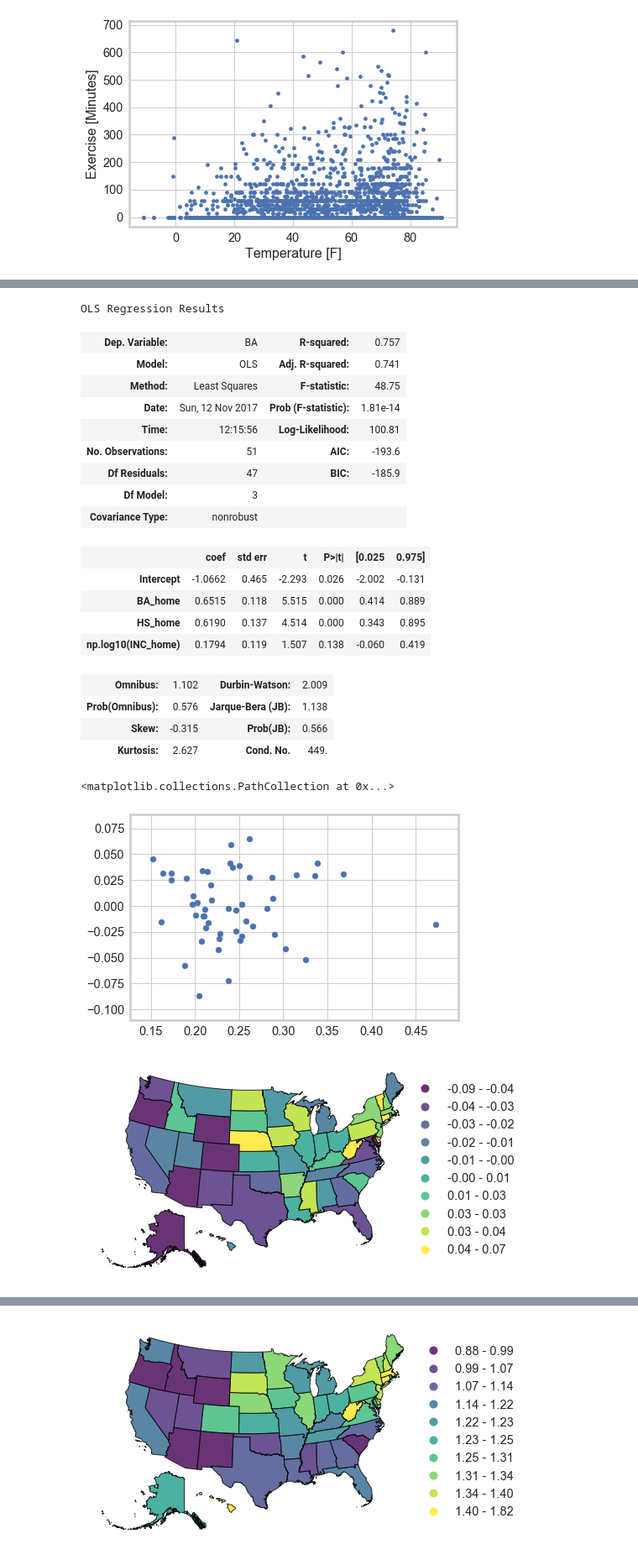
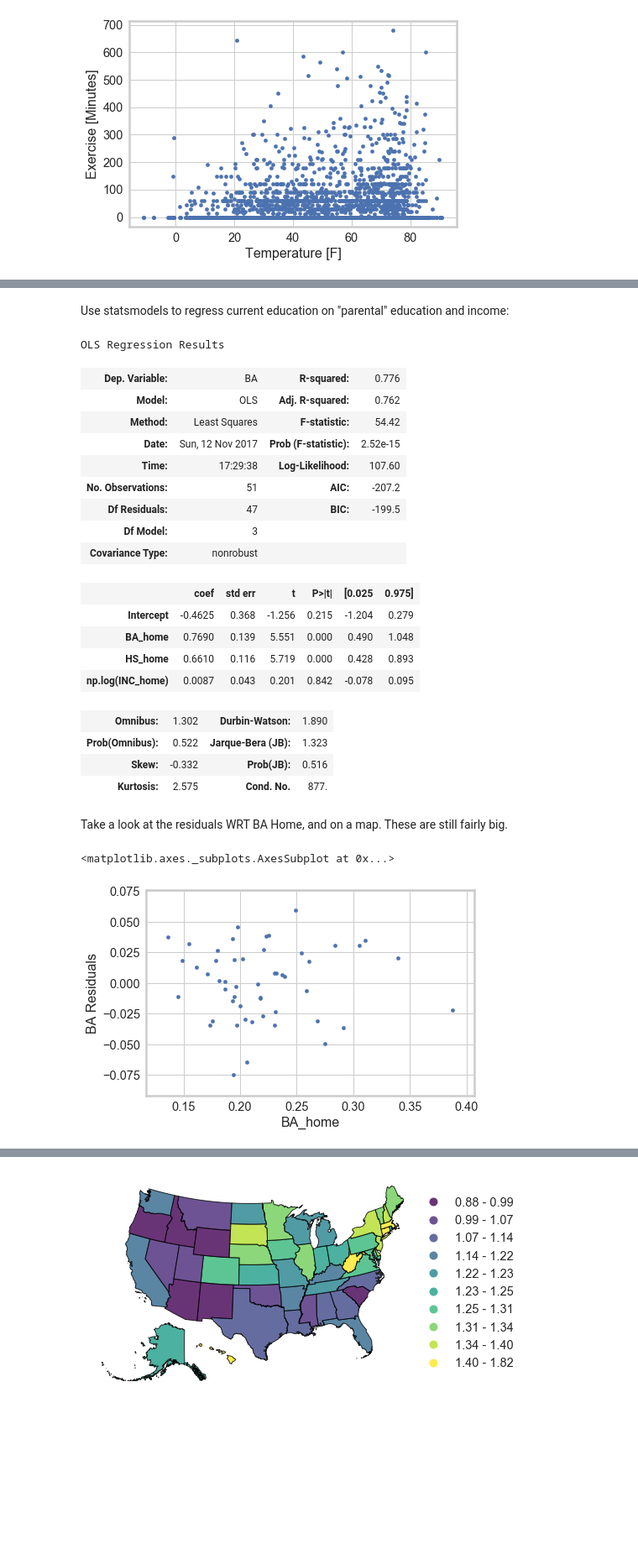
Before and after one commit to harris-ippp/lectures, a Jupyter notebook: 08-stats/statistics_examples.ipynb, the cells around one changed output, grey strips where cells are left out. Shown at 84% size. Drawn from its saved outputs; the diff is of its cells as text; code cells hidden in the pictures; blank space fills up the shorter version.

```diff
--- a/08-stats/statistics_examples.ipynb
+++ b/08-stats/statistics_examples.ipynb
@@ -346,6 +467,5 @@ ipums = pd.read_csv("data/ipums.csv")
 # %%
-ipums1990 = ipums.loc[(ipums.YEAR == 1990) & (ipums.PERNUM == 1) & \
-                      (25 < ipums.AGE) & (ipums.AGE < 35), \
+ipums1990 = ipums.loc[(ipums.YEAR == 1990) & (25 < ipums.AGE) & (ipums.AGE < 35), \
                       ["INCTOT", "STATEFIP", "EDUCD", "PERWT"]].copy()
 
 ipums1990["HS"] = ipums1990.EDUCD > 61
@@ -379,6 +503,5 @@ ipums1990_agg.head()
 # %%
-ipums2016 = ipums.loc[(ipums.YEAR == 2016) & (ipums.PERNUM == 1) & \
-                      (25 < ipums.AGE) & (ipums.AGE < 35), \
+ipums2016 = ipums.loc[(ipums.YEAR == 2016) & (25 < ipums.AGE) & (ipums.AGE < 35), \
                       ["BPL", "EDUCD", "PERWT"]].copy()
 
 ipums2016["HS"] = ipums2016.EDUCD > 61
@@ -412,34 +544,35 @@ plot_states(ipums_merged["BA"])
+# %% [markdown]
+Use statsmodels to regress current education on "parental" education and income:
 # %%
 ols = smf.ols(formula = "BA ~ BA_home + HS_home + np.log(INC_home)", data = ipums_merged)
 model = ols.fit()
 model.summary()
 # %% [output]
 OLS Regression Results
-| Dep. Variable: | BA | R-squared: | 0.757 |
-| Model: | OLS | Adj. R-squared: | 0.741 |
-| Method: | Least Squares | F-statistic: | 48.75 |
-| Date: | Sun, 12 Nov 2017 | Prob (F-statistic): | 1.81e-14 |
-| Time: | 12:15:56 | Log-Likelihood: | 100.81 |
-| No. Observations: | 51 | AIC: | -193.6 |
-| Df Residuals: | 47 | BIC: | -185.9 |
+| Dep. Variable: | BA | R-squared: | 0.776 |
+| Model: | OLS | Adj. R-squared: | 0.762 |
+| Method: | Least Squares | F-statistic: | 54.42 |
+| Date: | Sun, 12 Nov 2017 | Prob (F-statistic): | 2.52e-15 |
+| Time: | 17:29:38 | Log-Likelihood: | 107.60 |
+| No. Observations: | 51 | AIC: | -207.2 |
+| Df Residuals: | 47 | BIC: | -199.5 |
 | Df Model: | 3 |  |  |
 | Covariance Type: | nonrobust |  |  |
 |  | coef | std err | t | P>|t| | [0.025 | 0.975] |
-| Intercept | -1.0662 | 0.465 | -2.293 | 0.026 | -2.002 | -0.131 |
-| BA_home | 0.6515 | 0.118 | 5.515 | 0.000 | 0.414 | 0.889 |
-| HS_home | 0.6190 | 0.137 | 4.514 | 0.000 | 0.343 | 0.895 |
-| np.log10(INC_home) | 0.1794 | 0.119 | 1.507 | 0.138 | -0.060 | 0.419 |
+| Intercept | -0.4625 | 0.368 | -1.256 | 0.215 | -1.204 | 0.279 |
+| BA_home | 0.7690 | 0.139 | 5.551 | 0.000 | 0.490 | 1.048 |
+| HS_home | 0.6610 | 0.116 | 5.719 | 0.000 | 0.428 | 0.893 |
+| np.log(INC_home) | 0.0087 | 0.043 | 0.201 | 0.842 | -0.078 | 0.095 |
-| Omnibus: | 1.102 | Durbin-Watson: | 2.009 |
-| Prob(Omnibus): | 0.576 | Jarque-Bera (JB): | 1.138 |
-| Skew: | -0.315 | Prob(JB): | 0.566 |
-| Kurtosis: | 2.627 | Cond. No. | 449. |
+| Omnibus: | 1.302 | Durbin-Watson: | 1.890 |
+| Prob(Omnibus): | 0.522 | Jarque-Bera (JB): | 1.323 |
+| Skew: | -0.332 | Prob(JB): | 0.516 |
+| Kurtosis: | 2.575 | Cond. No. | 877. |
-# %%
-plt.scatter(x = ipums_merged["BA_home"], y = model.resid)
-# %% [output]
-<matplotlib.collections.PathCollection at 0x...>
-[figure, removed]
+# %% [markdown]
+Take a look at the residuals WRT BA Home, and on a map.  These are still fairly big.
 # %%
 ipums_merged["BA Residuals"] = model.resid
-plot_states(model.resid)
+
+ipums_merged.plot.scatter(x = "BA_home", y = "BA Residuals")
 # %% [output]
+<matplotlib.axes._subplots.AxesSubplot at 0x...>
-[figure, old version]
+[figure, new version]
```
Also changed, not shown: parts of 75 cells of this notebook, 29 other files.
